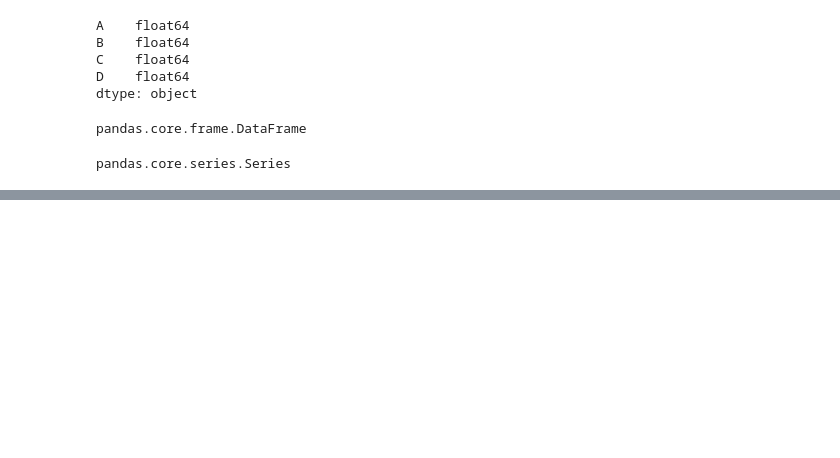
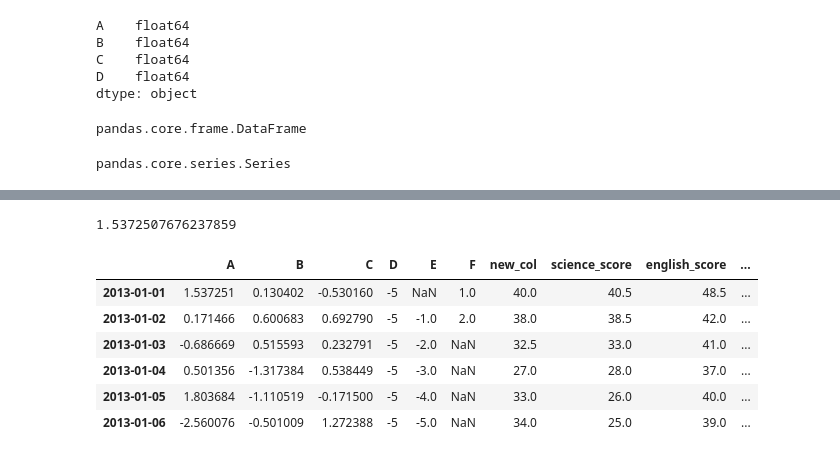
Before and after one commit to Mateusz-Matejko/data-science-bootcamp, a Jupyter notebook: V-data-processing/data-processing-pandas.ipynb, the cells around one changed output, grey strips where cells are left out. Drawn from its saved outputs; the diff is of its cells as text; code cells hidden in the pictures; blank space fills up the shorter version.

```diff
--- a/V-data-processing/data-processing-pandas.ipynb
+++ b/V-data-processing/data-processing-pandas.ipynb
@@ -333,0 +627,8 @@ dtype: float64
+# %%
+df = pd.DataFrame(np.random.randn(6, 4), #Kod od Mentora
+                  index=dates,
+                  columns=list('ABCD'))
+df['D'] = -5
+df['E'] = [np.nan, -1,-2,-3, -4, -5]
+df['F'] = [1,2, np.nan, np.nan,np.nan, np.nan]
+df
@@ -333,0 +643,13 @@ dtype: float64
+# %%
+values = [40, 38, 32.5, 27, 33, 34]
+
+df['new_col'] = values
+
+s1 = pd.Series([40.5, 38.5, 33, 28, 26, 25],
+               index=[0, 1, 2, 3, 4, 5])
+s2 = pd.Series([48.5, 42, 41, 37, 40, 39],
+               index=[0, 1, 2, 3, 4, 5])
+
+df = df.assign(science_score=s1.values,
+                 english_score=s2.values)
+df
@@ -333,0 +679,17 @@ dtype: float64
+# %%
+df.A.values[0]
+# %% [output]
+1.5372507676237859
+# %%
+df['avg_score'] = df.apply(lambda row:
+                          ((row.new_col + row.science_score + row.english_score) / 3),
+                           axis = 1)
+df
+# %% [output]
+|  | A | B | C | D | E | F | new_col | science_score | english_score | ... |
+| 2013-01-01 | 1.537251 | 0.130402 | -0.530160 | -5 | NaN | 1.0 | 40.0 | 40.5 | 48.5 | ... |
+| 2013-01-02 | 0.171466 | 0.600683 | 0.692790 | -5 | -1.0 | 2.0 | 38.0 | 38.5 | 42.0 | ... |
+| 2013-01-03 | -0.686669 | 0.515593 | 0.232791 | -5 | -2.0 | NaN | 32.5 | 33.0 | 41.0 | ... |
+| 2013-01-04 | 0.501356 | -1.317384 | 0.538449 | -5 | -3.0 | NaN | 27.0 | 28.0 | 37.0 | ... |
+| 2013-01-05 | 1.803684 | -1.110519 | -0.171500 | -5 | -4.0 | NaN | 33.0 | 26.0 | 40.0 | ... |
+| 2013-01-06 | -2.560076 | -0.501009 | 1.272388 | -5 | -5.0 | NaN | 34.0 | 25.0 | 39.0 | ... |
```
Also changed, not shown: parts of 59 cells of this notebook.
